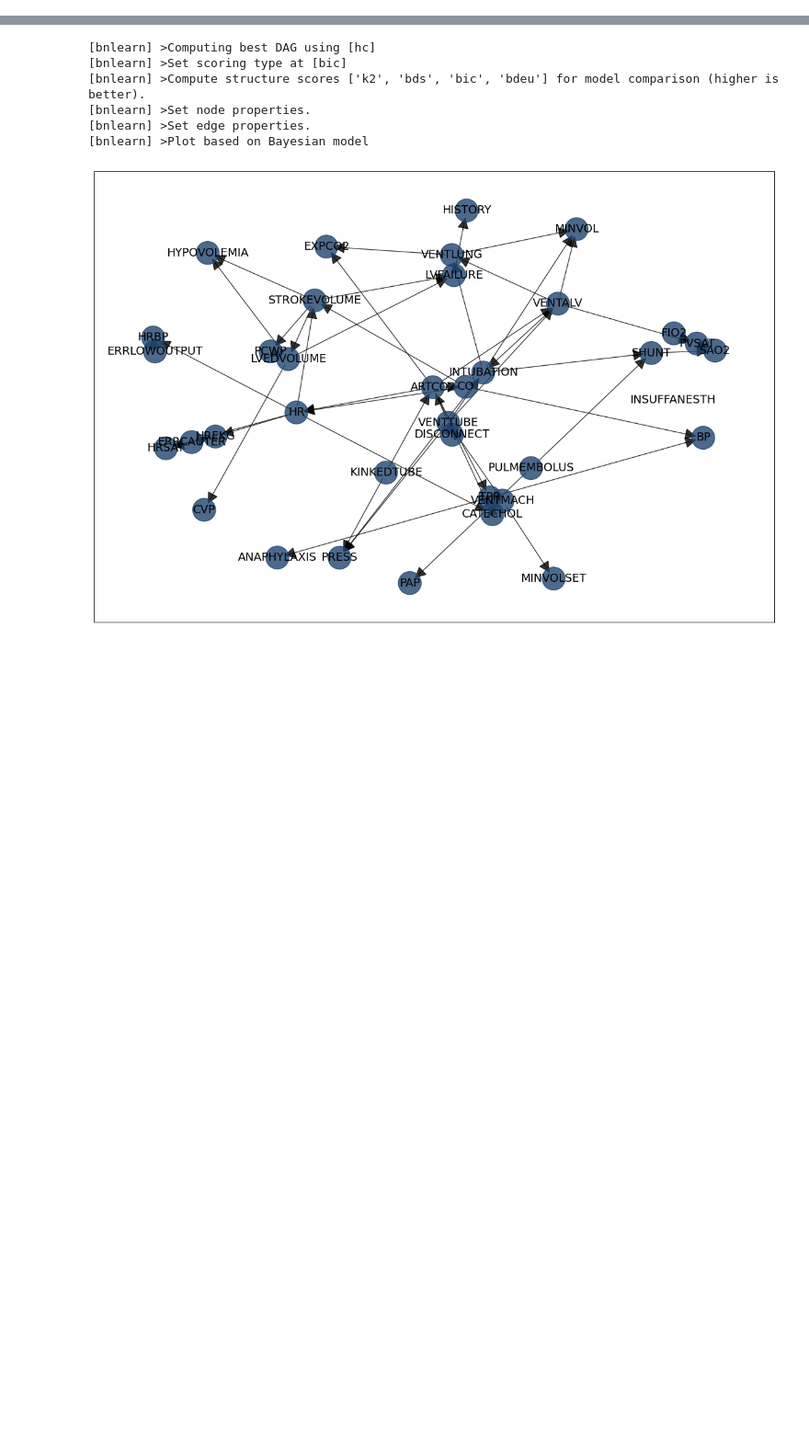
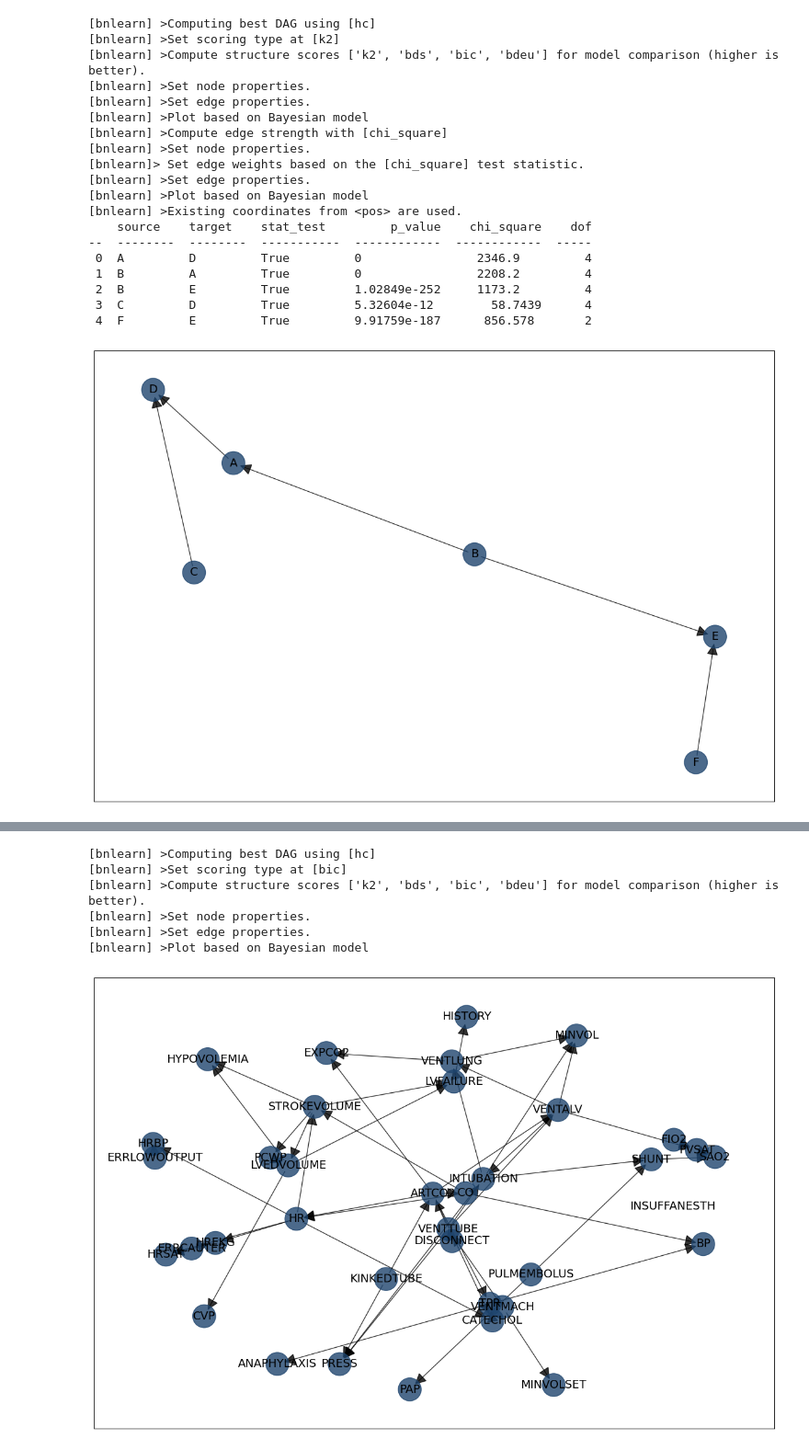
Before and after one commit to Elicit3495/ML_FYP, a Jupyter notebook: Untitled1.ipynb, the cells around one changed output, grey strips where cells are left out. Shown at 92% size. Saved outputs shown, nothing was run; the diff lists cells and outputs as text; code cells hidden in the pictures; blank space fills up the shorter version.

```diff
--- a/Untitled1.ipynb
+++ b/Untitled1.ipynb
@@ -9,0 +28,32 @@ def csv_format(csv_file):
+# %%
+#score based search
+def hill_climbing(dataframe):
+    model = bn.structure_learning.fit(dataframe, methodtype='hc', scoretype='k2')
+    G = bn.plot(model)
+    # Compute edge strength using chi-square independence test
+    model1 = bn.independence_test(model, dataframe, alpha=0.05, prune=False)
+    bn.plot(model1, pos=G['pos'])
+    print(tabulate(model1['independence_test'], headers="keys"))
+# %%
+hill_climbing(df)
+# %% [output]
+[bnlearn] >Computing best DAG using [hc]
+[bnlearn] >Set scoring type at [k2]
+[bnlearn] >Compute structure scores ['k2', 'bds', 'bic', 'bdeu'] for model comparison (higher is better).
+[bnlearn] >Set node properties.
+[bnlearn] >Set edge properties.
+[bnlearn] >Plot based on Bayesian model
+[bnlearn] >Compute edge strength with [chi_square]
+[bnlearn] >Set node properties.
+[bnlearn]> Set edge weights based on the [chi_square] test statistic.
+[bnlearn] >Set edge properties.
+[bnlearn] >Plot based on Bayesian model
+[bnlearn] >Existing coordinates from <pos> are used.
+    source    target    stat_test         p_value    chi_square    dof
+--  --------  --------  -----------  ------------  ------------  -----
+ 0  A         D         True         0                2346.9         4
+ 1  B         A         True         0                2208.2         4
+ 2  B         E         True         1.02849e-252     1173.2         4
+ 3  C         D         True         5.32604e-12        58.7439      4
+ 4  F         E         True         9.91759e-187      856.578       2
+[figure, added]
```
Also changed, not shown: parts of 7 cells of this notebook.
